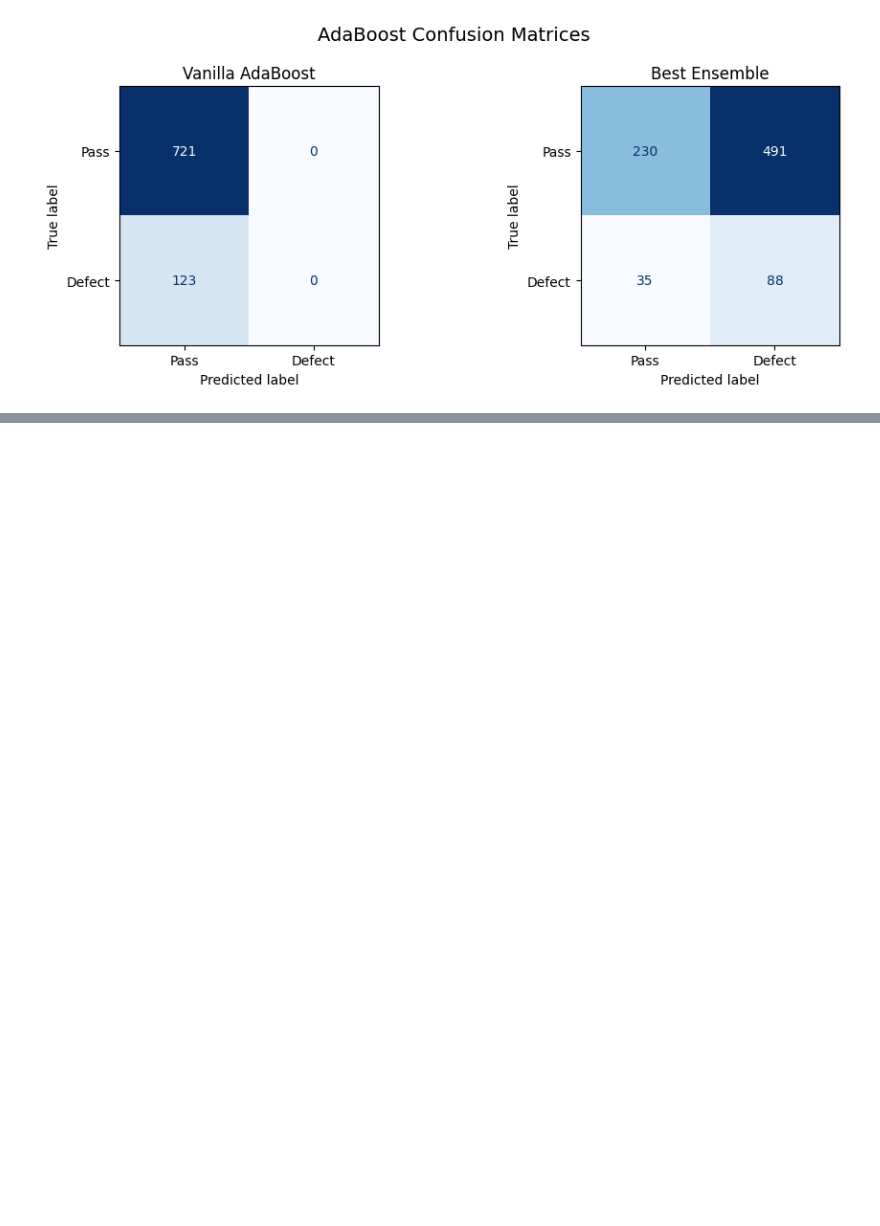
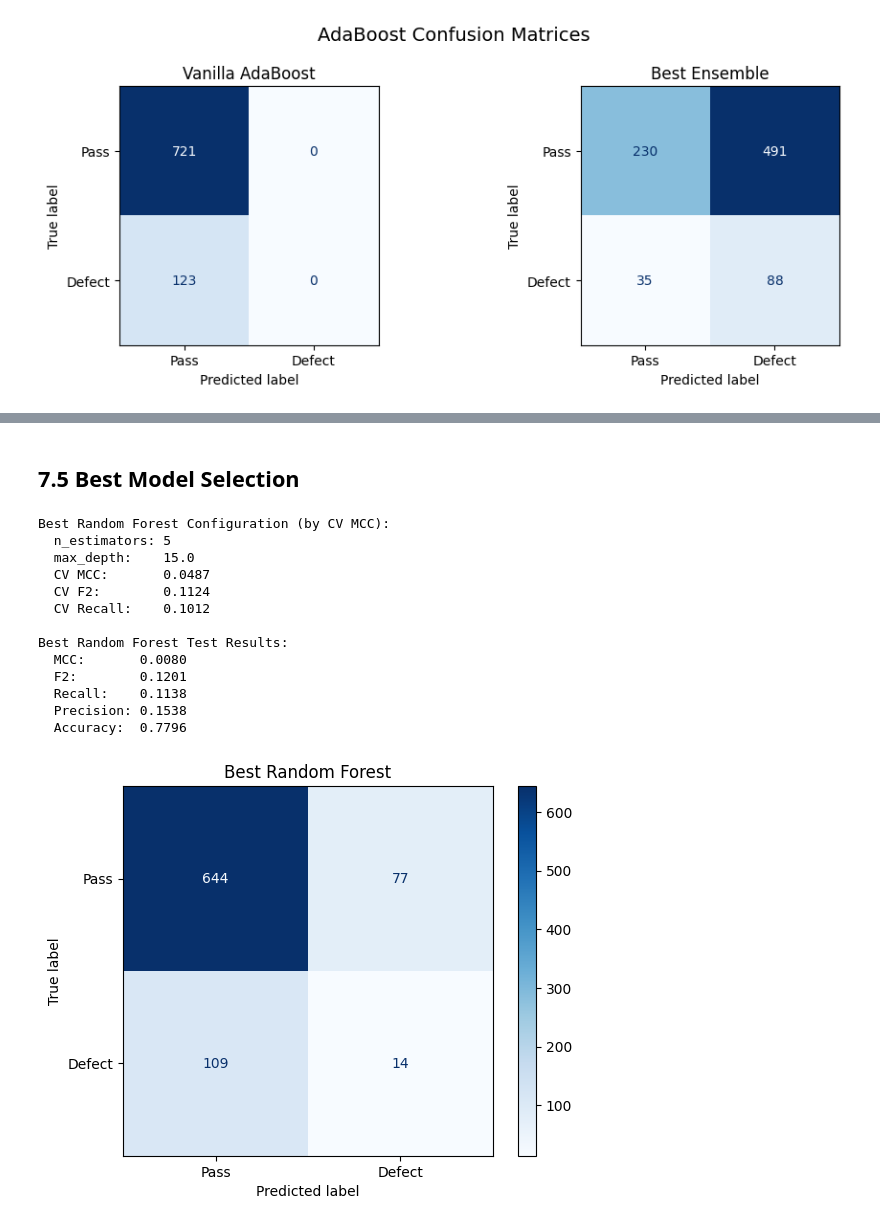
Before and after one commit to Antibodyy/La_Finale, a Jupyter notebook: Semiconductor Quality Control/COMPILED_WORKBOOK_IN_PROGRESS.ipynb, the cells around one changed output, grey strips where cells are left out. Drawn from its saved outputs; the diff is of its cells as text; code cells hidden in the pictures; blank space fills up the shorter version.

```diff
--- a/Semiconductor Quality Control/COMPILED_WORKBOOK_IN_PROGRESS.ipynb
+++ b/Semiconductor Quality Control/COMPILED_WORKBOOK_IN_PROGRESS.ipynb
@@ -1276,0 +1477,54 @@ Best Ensemble     0.0262  0.7154  0.4108    0.3768      0.152
+# %% [markdown]
+## 7.5 Best Model Selection
+# %%
+# Select best model by MCC
+best_rf = results_rf_df.loc[results_rf_df['MCC'].idxmax()]
+print("Best Random Forest Configuration (by CV MCC):")
+print(f"  n_estimators: {int(best_rf['n_est'])}")
+print(f"  max_depth:    {best_rf['depth']}")
+print(f"  CV MCC:       {best_rf['MCC']:.4f}")
+print(f"  CV F2:        {best_rf['F2']:.4f}")
+print(f"  CV Recall:    {best_rf['Recall']:.4f}")
+
+# Handle None/NaN for max_depth
+best_depth = None if pd.isna(best_rf['depth']) else int(best_rf['depth'])
+
+rf_best = RandomForestClassifier(
+    n_estimators=int(best_rf['n_est']),
+    max_depth=best_depth,
+    class_weight='balanced',
+    random_state=RANDOM_STATE,
+    n_jobs=-1
+)
+
+rf_best.fit(x_train, y_train)
+y_pred_rf_best = rf_best.predict(x_test)
+
+print("\nBest Random Forest Test Results:")
+print(f"  MCC:       {matthews_corrcoef(y_test, y_pred_rf_best):.4f}")
+print(f"  F2:        {fbeta_score(y_test, y_pred_rf_best, beta=2):.4f}")
+print(f"  Recall:    {recall_score(y_test, y_pred_rf_best):.4f}")
+print(f"  Precision: {precision_score(y_test, y_pred_rf_best, zero_division=0):.4f}")
+print(f"  Accuracy:  {accuracy_score(y_test, y_pred_rf_best):.4f}")
+
+cm = confusion_matrix(y_test, y_pred_rf_best)
+disp = ConfusionMatrixDisplay(confusion_matrix=cm, display_labels=['Pass', 'Defect'])
+disp.plot(cmap='Blues', values_format='d')
+plt.title('Best Random Forest')
+plt.grid(False)
+plt.show()
+# %% [output]
+Best Random Forest Configuration (by CV MCC):
+  n_estimators: 5
+  max_depth:    15.0
+  CV MCC:       0.0487
+  CV F2:        0.1124
+  CV Recall:    0.1012
+
+Best Random Forest Test Results:
+  MCC:       0.0080
+  F2:        0.1201
+  Recall:    0.1138
+  Precision: 0.1538
+  Accuracy:  0.7796
+[figure, added]
```
Also changed, not shown: parts of 22 cells of this notebook.
